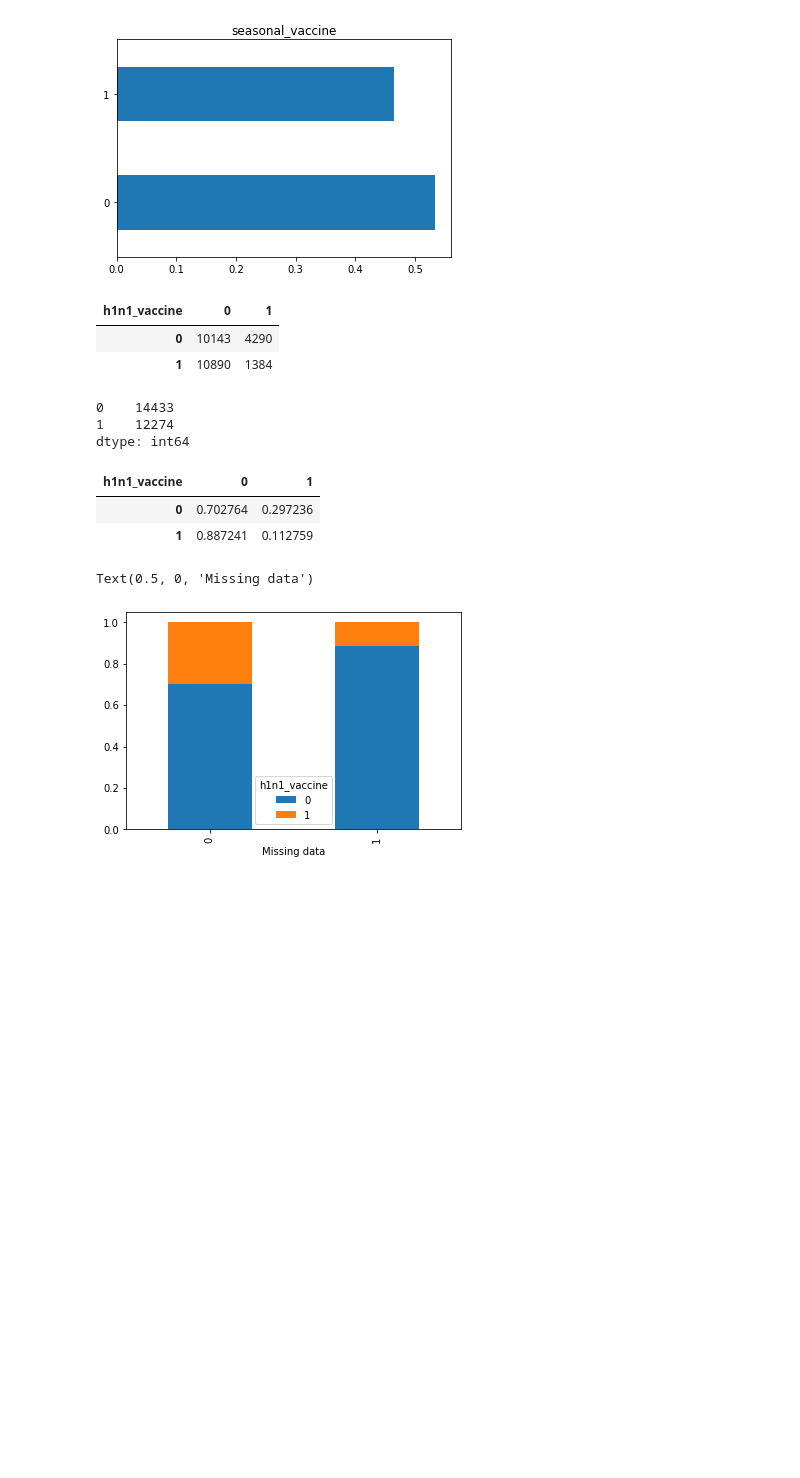
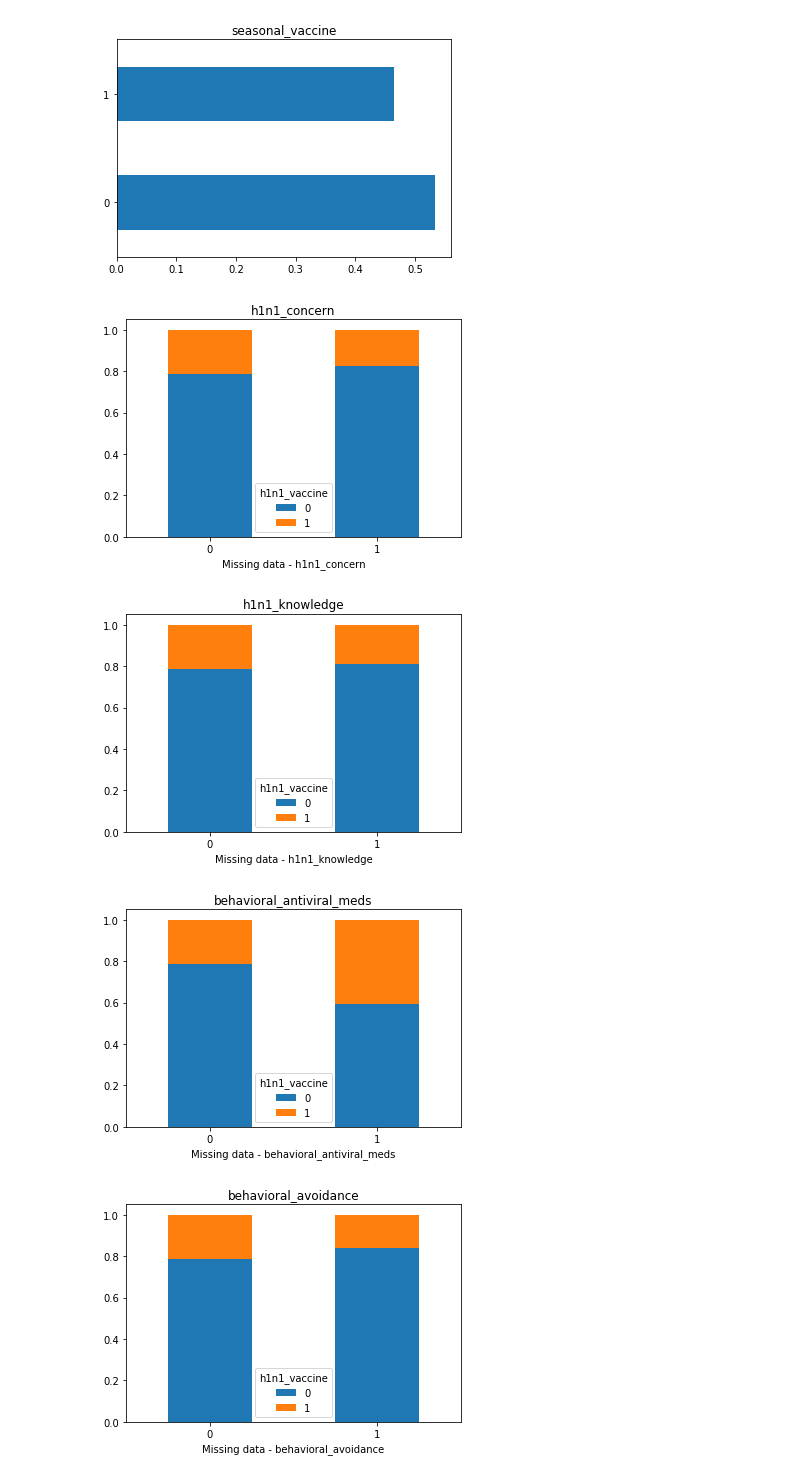
Before and after one commit to joaovitorfranco/flu-shot-competition, a Jupyter notebook: DataAnalysis.ipynb, the cells around one changed output. Cells and saved outputs as stored; diff of their text form; code cells hidden in the pictures; blank space fills up the shorter version.

Commit message:
Added missing value analysis

```diff
--- a/DataAnalysis.ipynb
+++ b/DataAnalysis.ipynb
@@ -107,34 +107,34 @@ for i in ['h1n1_vaccine', 'seasonal_vaccine']:
 # Missing values
 # %%
 vars_with_na = [var for var in df.columns if df[var].isna().sum() > 0]
-# %%
-total = pd.pivot_table(data=df,
-                    index=np.where(df["health_insurance"].isnull(), 1, 0),
-                    columns='h1n1_vaccine',
-                    values='respondent_id',
-                    aggfunc='count')
-total
-# %% [output]
-| h1n1_vaccine | 0 | 1 |
-| 0 | 10143 | 4290 |
-| 1 | 10890 | 1384 |
-# %%
-row_total = total.sum(axis='columns')
-row_total
-# %% [output]
-0    14433
-1    12274
-dtype: int64
-# %%
-row_share = total.div(row_total, axis='index')
-row_share
-# %% [output]
-| h1n1_vaccine | 0 | 1 |
-| 0 | 0.702764 | 0.297236 |
-| 1 | 0.887241 | 0.112759 |
-# %%
-row_share.plot(kind='bar', stacked=True)
-plt.xlabel('Missing data')
-# %% [output]
-Text(0.5, 0, 'Missing data')
-[figure, removed]
+# %%
+def analyse_na_value(df, var, target):
+
+    df = df.copy()
+
+    # let's make a variable that indicates 1 if the observation was missing or zero otherwise
+    df[var] = np.where(df[var].isnull(), 1, 0)
+
+    # let's compare target variable in the observations where data is missing
+
+    total = pd.pivot_table(data=df, index=df[var], columns=df[target], values='respondent_id', aggfunc='count')
+
+    row_total = total.sum(axis='columns')
+
+    row_share = total.div(row_total, axis='index')
+
+    row_share.plot(kind='bar', stacked=True)
+
+    plt.title(var)
+    plt.xlabel('Missing data - ' + var)
+    plt.xticks(rotation=0)
+    plt.show()
+
+# let's run the function on each variable with missing data
+for var in vars_with_na:
+    analyse_na_value(df, var, target='h1n1_vaccine')
+# %% [output]
+[figure, added]
+[figure, added]
+[figure, added]
+[figure, added]
```
Also changed, not shown: parts of 1 cell of this notebook.
